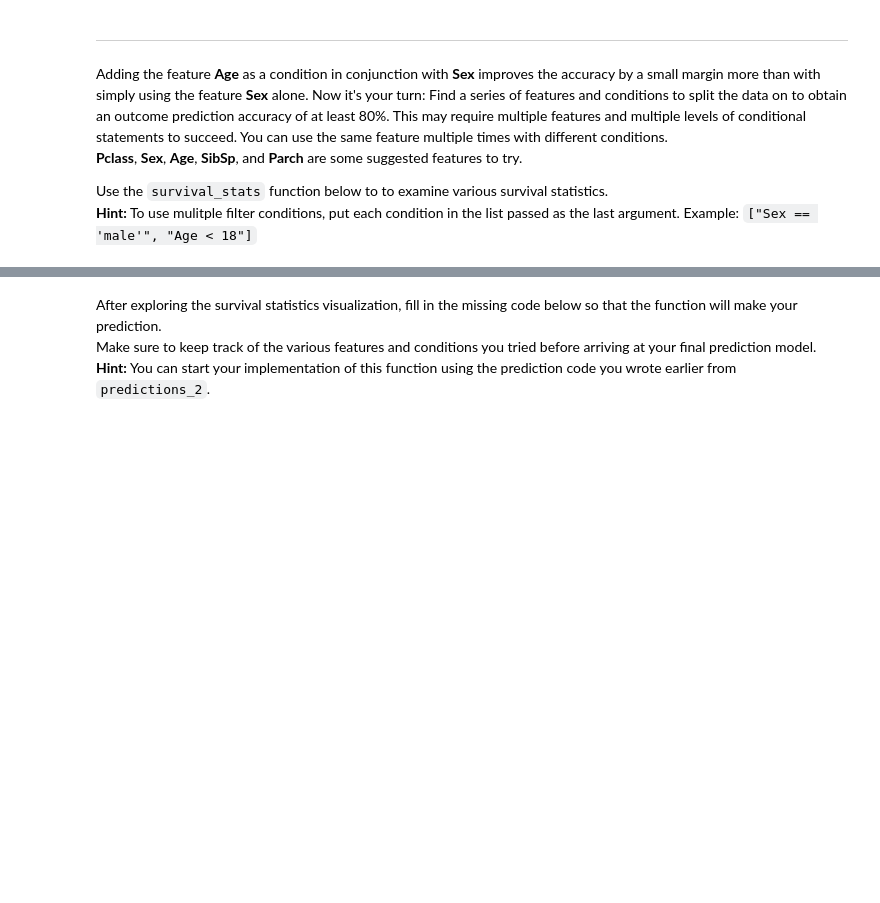
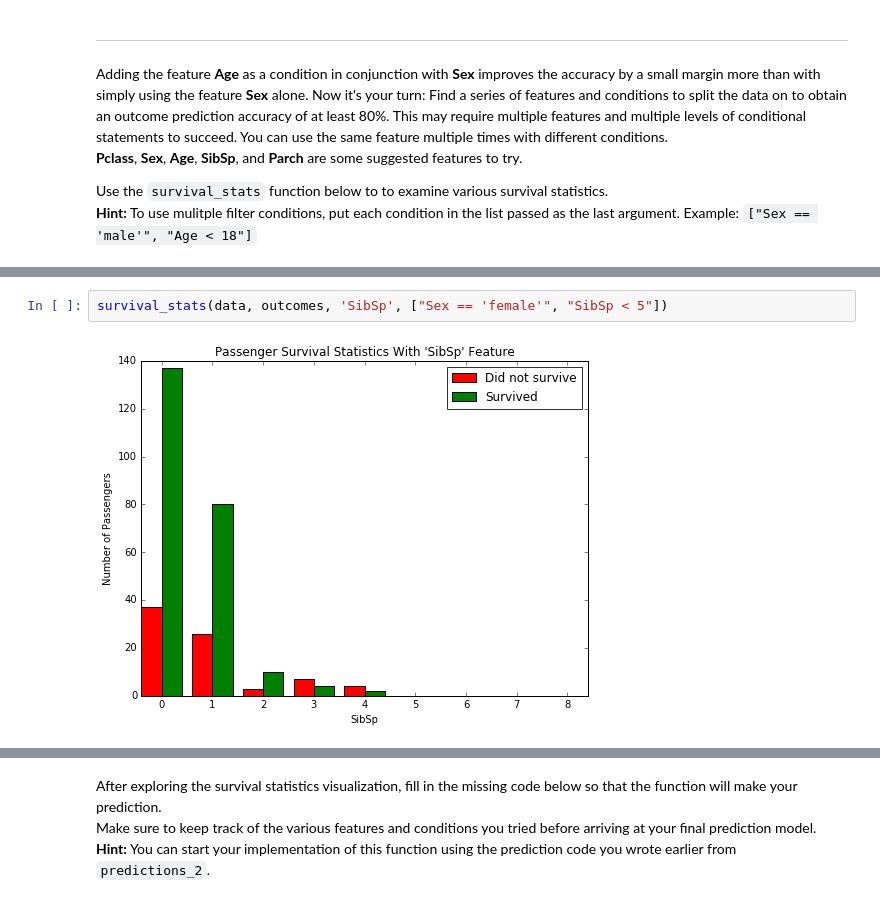
Before and after one commit to austinjalexander/nd009-titanic-survival, a Jupyter notebook: Titanic_Survival_Exploration.ipynb, the cells around one changed output, grey strips where cells are left out. Cells and saved outputs as stored; diff of their text form; blank space fills up the shorter version.

```diff
--- a/Titanic_Survival_Exploration.ipynb
+++ b/Titanic_Survival_Exploration.ipynb
@@ -220 +249,5 @@ Use the `survival_stats` function below to to examine various survival statistic
+# %%
+survival_stats(data, outcomes, 'SibSp', ["Sex == 'female'", "SibSp < 5"])
+# %% [output]
+[figure, added]
 # %%
```
Also changed, not shown: parts of 22 cells of this notebook, 1 other file.
